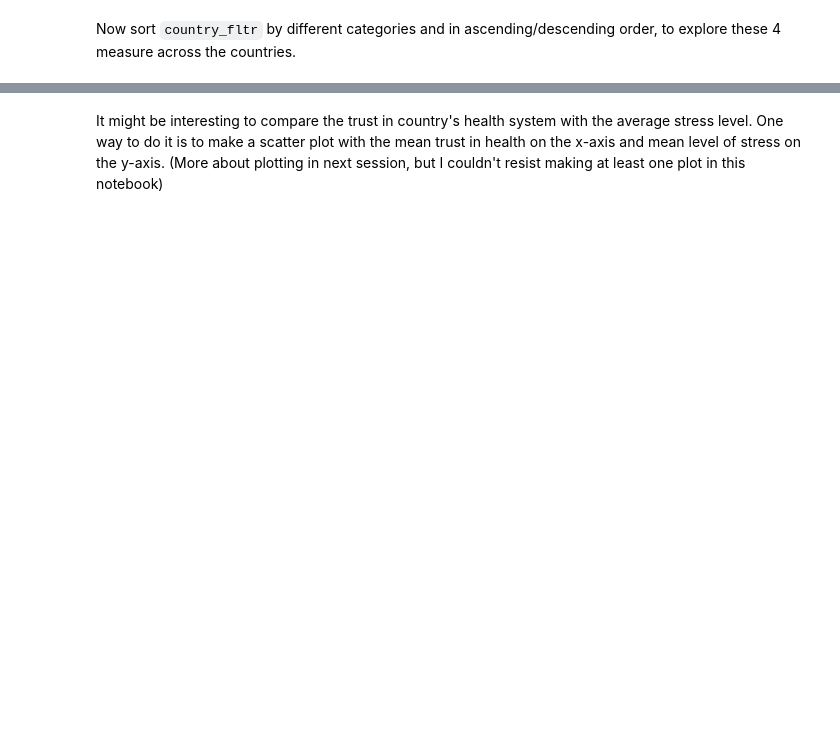
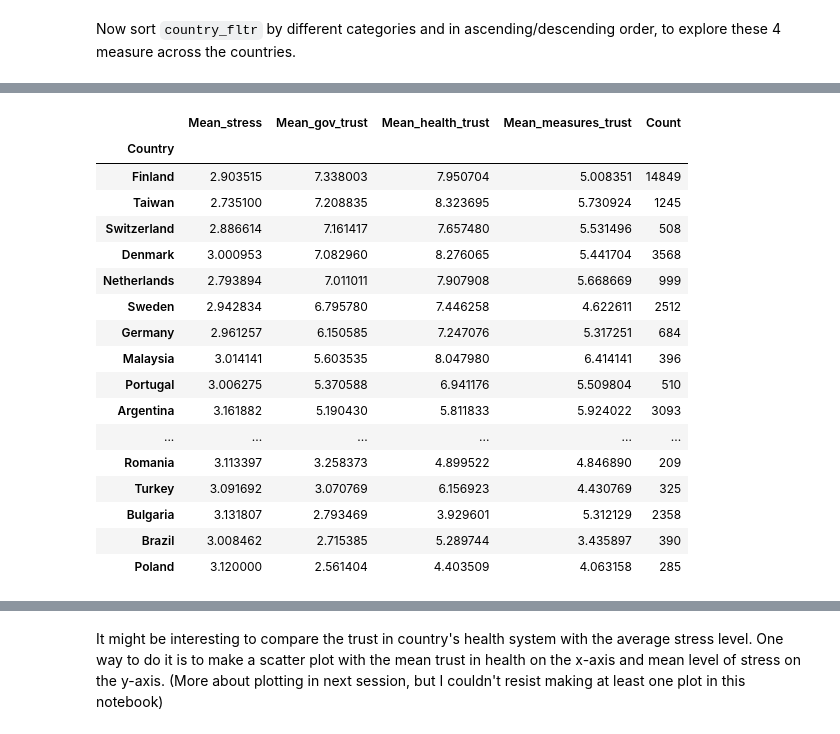
Before and after one commit to RastislavTuranyi/WDSS, a Jupyter notebook: session-one-project-questions.ipynb, the cells around one changed output, grey strips where cells are left out. Cells and saved outputs as stored; diff of their text form; code cells hidden in the pictures; blank space fills up the shorter version.

```diff
--- a/session-one-project-questions.ipynb
+++ b/session-one-project-questions.ipynb
@@ -289,0 +526,21 @@ Now sort `country_fltr` by different categories and in ascending/descending orde
+# %%
+country_fltr.sort_values('Mean_gov_trust', ascending=False)
+# %% [output]
+|  | Mean_stress | Mean_gov_trust | Mean_health_trust | Mean_measures_trust | Count |
+| Country |  |  |  |  |  |
+| Finland | 2.903515 | 7.338003 | 7.950704 | 5.008351 | 14849 |
+| Taiwan | 2.735100 | 7.208835 | 8.323695 | 5.730924 | 1245 |
+| Switzerland | 2.886614 | 7.161417 | 7.657480 | 5.531496 | 508 |
+| Denmark | 3.000953 | 7.082960 | 8.276065 | 5.441704 | 3568 |
+| Netherlands | 2.793894 | 7.011011 | 7.907908 | 5.668669 | 999 |
+| Sweden | 2.942834 | 6.795780 | 7.446258 | 4.622611 | 2512 |
+| Germany | 2.961257 | 6.150585 | 7.247076 | 5.317251 | 684 |
+| Malaysia | 3.014141 | 5.603535 | 8.047980 | 6.414141 | 396 |
+| Portugal | 3.006275 | 5.370588 | 6.941176 | 5.509804 | 510 |
+| Argentina | 3.161882 | 5.190430 | 5.811833 | 5.924022 | 3093 |
+| ... | ... | ... | ... | ... | ... |
+| Romania | 3.113397 | 3.258373 | 4.899522 | 4.846890 | 209 |
+| Turkey | 3.091692 | 3.070769 | 6.156923 | 4.430769 | 325 |
+| Bulgaria | 3.131807 | 2.793469 | 3.929601 | 5.312129 | 2358 |
+| Brazil | 3.008462 | 2.715385 | 5.289744 | 3.435897 | 390 |
+| Poland | 3.120000 | 2.561404 | 4.403509 | 4.063158 | 285 |
```
Also changed, not shown: parts of 32 cells of this notebook, 5 other files.
